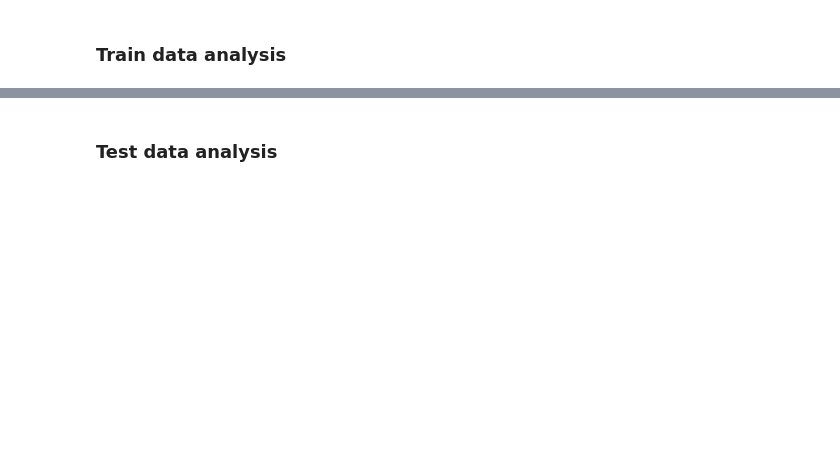
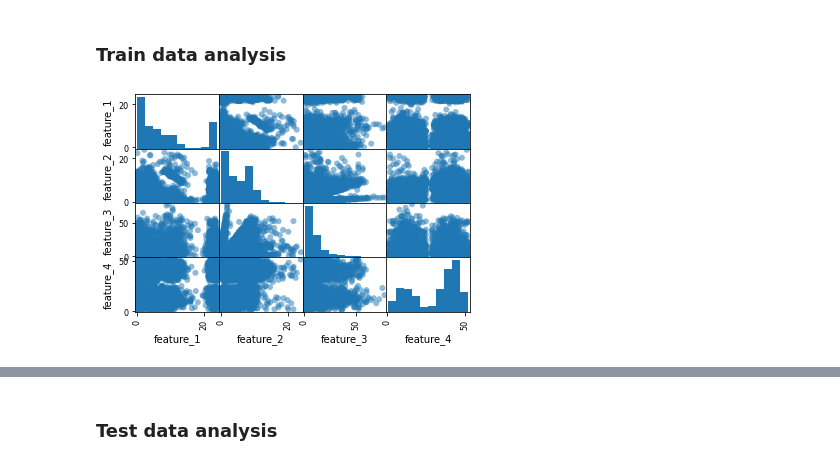
Before and after one commit to HuihanYang-Arya/cuhksz_dda4210_miniproject, a Jupyter notebook: pipeline.ipynb, the cells around one changed output, grey strips where cells are left out. Saved outputs shown, nothing was run; the diff lists cells and outputs as text; code cells hidden in the pictures; blank space fills up the shorter version.

```diff
--- a/pipeline.ipynb
+++ b/pipeline.ipynb
@@ -31,5 +33,9 @@ data_clean_and_analysis.heatmap(argu.iloc[:,1:])
 # %% [markdown]
 ### Train data analysis
+# %%
+data_clean_and_analysis.scatter1(train)
+# %% [output]
+[figure, added]
 # %%
 data_clean_and_analysis.histogram(train)
 # %% [output]
```
Also changed, not shown: parts of 34 cells of this notebook, 14 other files.
